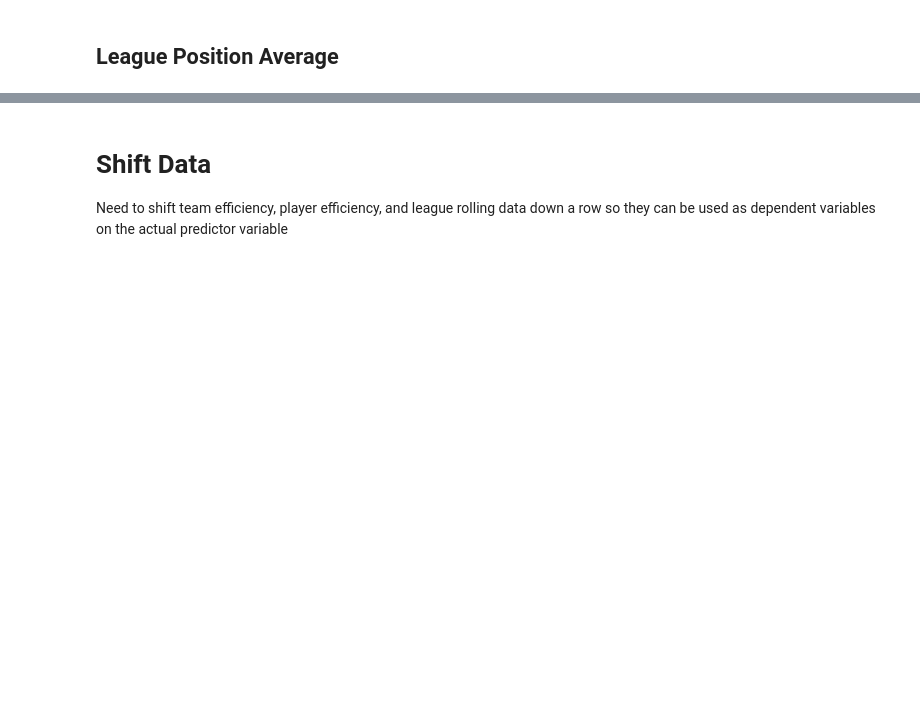
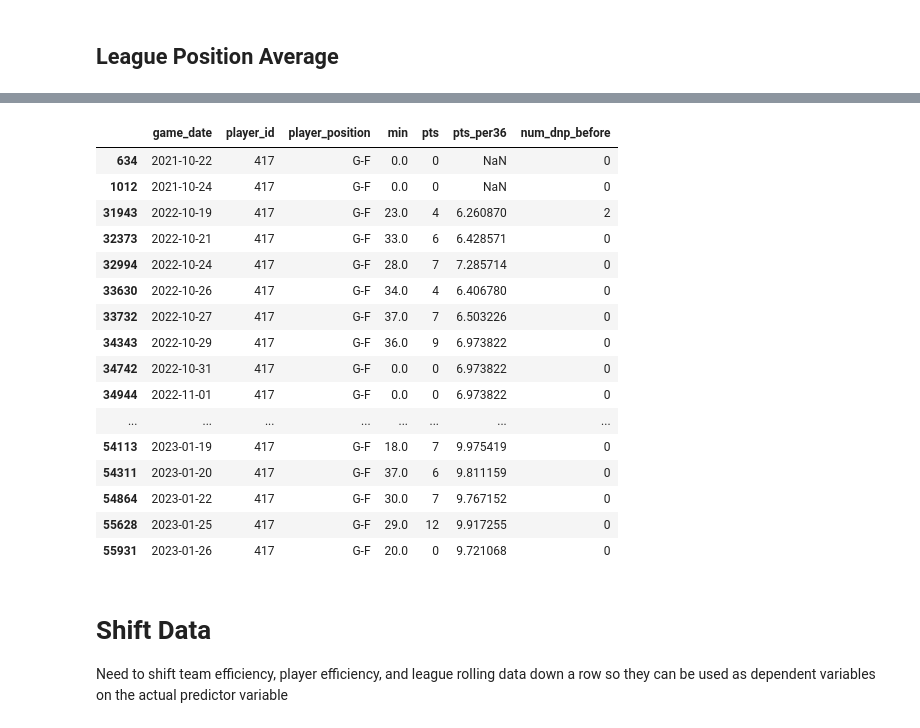
Before and after one commit to curtishiga/NBAstats, a Jupyter notebook: NBA Analysis.ipynb, the cells around one changed output, grey strips where cells are left out. Saved outputs shown, nothing was run; the diff lists cells and outputs as text; code cells hidden in the pictures; blank space fills up the shorter version.

Commit message:
Start investigating impact of players who missed extended periods of time

```diff
--- a/NBA Analysis.ipynb
+++ b/NBA Analysis.ipynb
@@ -288,6 +270,10 @@ team_pos_rolling_eff
 def player_pts_rolling_sum(group):
     group_indexed = group.sort_values('game_date')\
                         .set_index('game_date')
+
+    group_index['prev_game_date'] = group_index['game_date'].shift(1)
+
+    group_index['days_since_last_game'] = (group_index['game_date'] - group_index['prev_game_date']).days
 
     rolling_group = group_indexed\
                     [['min','pts']]\
@@ -419,3 +428,32 @@ actual_eff_merged.groupby('player_position').apply(league_player_pts_stats)
+# %%
+player_played = actual_eff_merged['min'].ne(0)
+player_played1 = player_played.ne(player_played.groupby([#actual_eff_merged['game_date'],
+                                                        actual_eff_merged['player_id']]
+                                                       ).shift())
+s = player_played1.cumsum()
+actual_eff_merged['num_dnp_before'] = np.where(player_played & player_played1,
+                                          s.map(s.value_counts()).shift(),
+                                          0).astype(int)
+# %%
+actual_eff_merged[actual_eff_merged['player_id'] == 417].head(50)
+# %% [output]
+|  | game_date | player_id | player_position | min | pts | pts_per36 | num_dnp_before |
+| 634 | 2021-10-22 | 417 | G-F | 0.0 | 0 | NaN | 0 |
+| 1012 | 2021-10-24 | 417 | G-F | 0.0 | 0 | NaN | 0 |
+| 31943 | 2022-10-19 | 417 | G-F | 23.0 | 4 | 6.260870 | 2 |
+| 32373 | 2022-10-21 | 417 | G-F | 33.0 | 6 | 6.428571 | 0 |
+| 32994 | 2022-10-24 | 417 | G-F | 28.0 | 7 | 7.285714 | 0 |
+| 33630 | 2022-10-26 | 417 | G-F | 34.0 | 4 | 6.406780 | 0 |
+| 33732 | 2022-10-27 | 417 | G-F | 37.0 | 7 | 6.503226 | 0 |
+| 34343 | 2022-10-29 | 417 | G-F | 36.0 | 9 | 6.973822 | 0 |
+| 34742 | 2022-10-31 | 417 | G-F | 0.0 | 0 | 6.973822 | 0 |
+| 34944 | 2022-11-01 | 417 | G-F | 0.0 | 0 | 6.973822 | 0 |
+| ... | ... | ... | ... | ... | ... | ... | ... |
+| 54113 | 2023-01-19 | 417 | G-F | 18.0 | 7 | 9.975419 | 0 |
+| 54311 | 2023-01-20 | 417 | G-F | 37.0 | 6 | 9.811159 | 0 |
+| 54864 | 2023-01-22 | 417 | G-F | 30.0 | 7 | 9.767152 | 0 |
+| 55628 | 2023-01-25 | 417 | G-F | 29.0 | 12 | 9.917255 | 0 |
+| 55931 | 2023-01-26 | 417 | G-F | 20.0 | 0 | 9.721068 | 0 |
 # %% [markdown]
 # Shift Data
 Need to shift team efficiency, player efficiency, and league rolling data down a row so they can be used as dependent variables on the actual predictor variable
```
Also changed, not shown: parts of 7 cells of this notebook, 1 other file.
